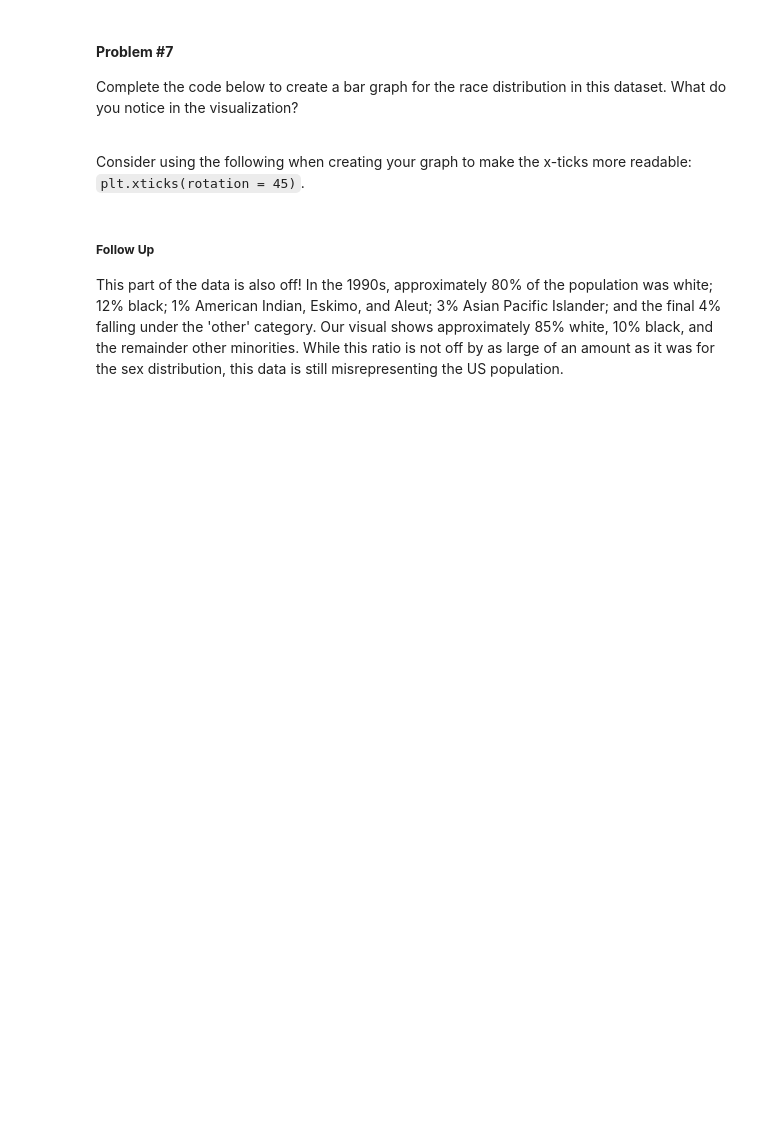
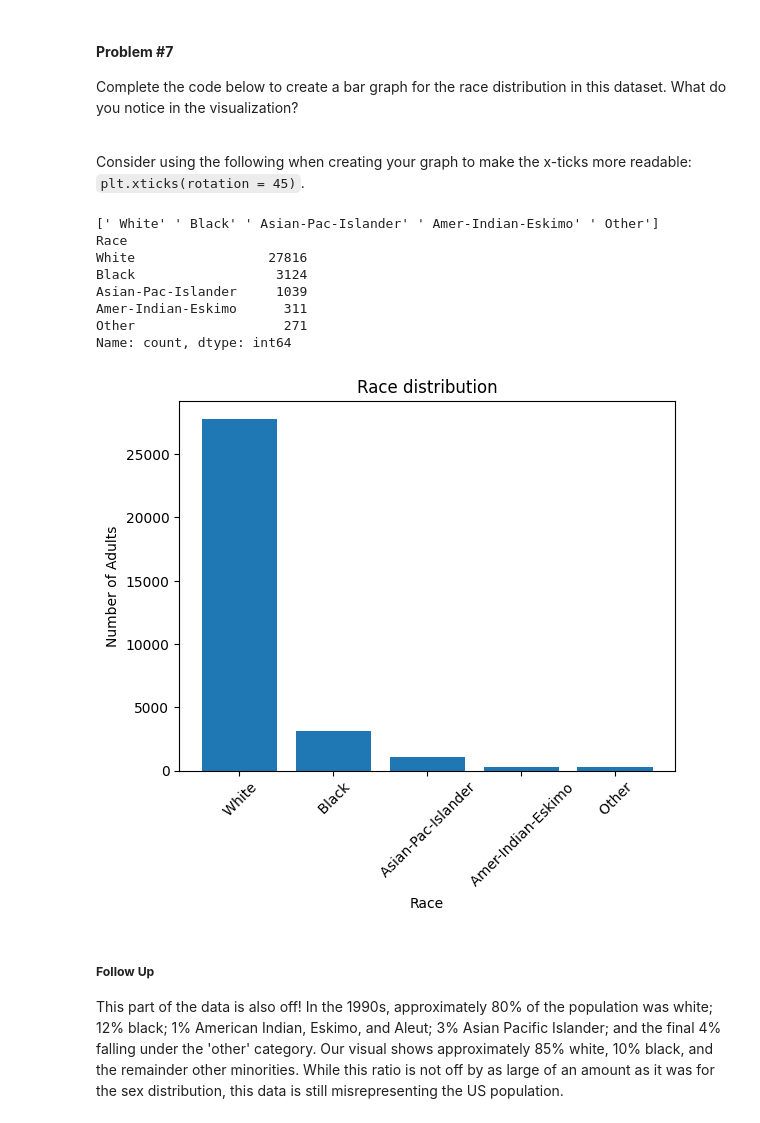
Before and after one commit to jzniu/AWS-Part1-Student-Notebooks, a Jupyter notebook: TRAIN AWS Part I Day 10 Lab Notebook [STUDENT].ipynb, the cells around one changed output. Drawn from its saved outputs; the diff is of its cells as text; code cells hidden in the pictures; blank space fills up the shorter version.

```diff
--- a/TRAIN AWS Part I Day 10 Lab Notebook [STUDENT].ipynb
+++ b/TRAIN AWS Part I Day 10 Lab Notebook [STUDENT].ipynb
@@ -164,3 +193,28 @@ plt.show()
+# %%
+race_labels = adult['Race'].unique()
+race_counts = adult['Race'].value_counts()
+
+print(race_labels)
+print(race_counts)
+
+plt.bar(race_labels, race_counts)
+
+plt.title('Race distribution')
+plt.xlabel('Race')
+plt.ylabel('Number of Adults')
+plt.xticks(rotation=45)
+
+plt.show()
+# %% [output]
+[' White' ' Black' ' Asian-Pac-Islander' ' Amer-Indian-Eskimo' ' Other']
+Race
+White                 27816
+Black                  3124
+Asian-Pac-Islander     1039
+Amer-Indian-Eskimo      311
+Other                   271
+Name: count, dtype: int64
+[figure, added]
 # %% [markdown]
 ##### **Follow Up**
 
```
Also changed, not shown: parts of 26 cells of this notebook.
